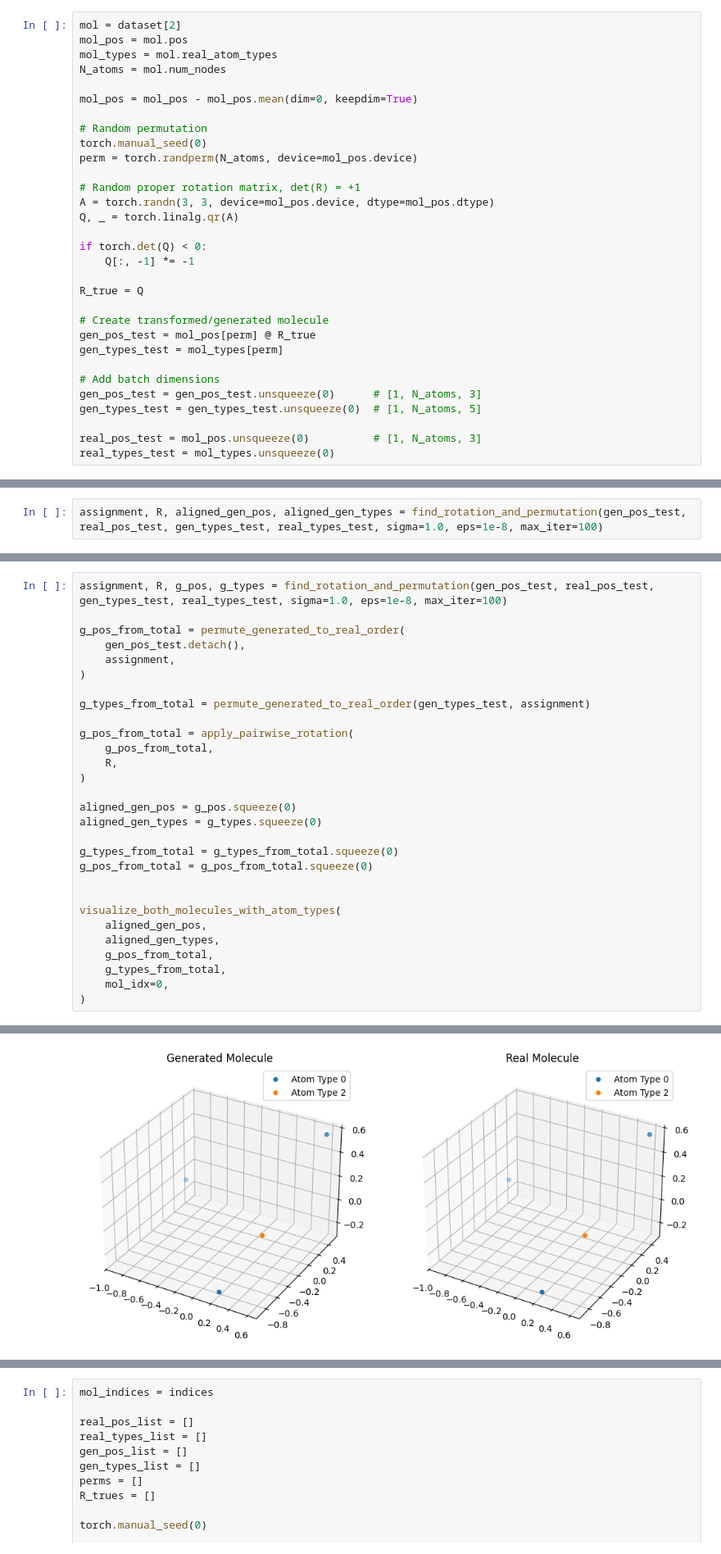
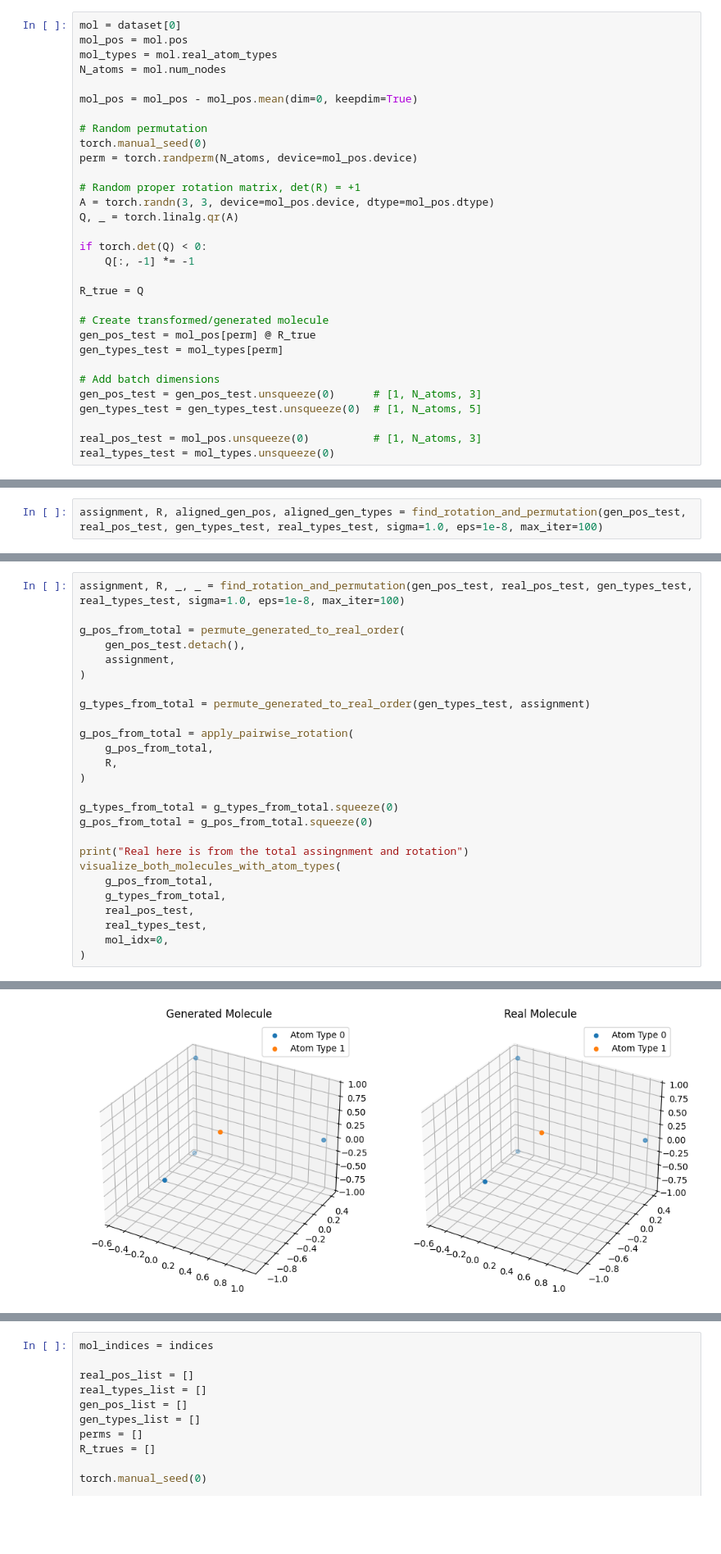
Before and after one commit to edovergna/equi-drifting, a Jupyter notebook: notebooks/aligned_loss.ipynb, the cells around one changed output, grey strips where cells are left out. Shown at 82% size. Saved outputs shown, nothing was run; the diff lists cells and outputs as text; blank space fills up the shorter version.

```diff
--- a/notebooks/aligned_loss.ipynb
+++ b/notebooks/aligned_loss.ipynb
@@ -798,7 +819,7 @@ def find_rotation_and_permutation(
 # %% [markdown]
 # Testing out the aligning functions
 # %%
-mol = dataset[2]
+mol = dataset[0]
 mol_pos = mol.pos
 mol_types = mol.real_atom_types
 N_atoms = mol.num_nodes
@@ -856,5 +879,5 @@ visualize_both_molecules_with_atom_types(
 # %%
-assignment, R, g_pos, g_types = find_rotation_and_permutation(gen_pos_test, real_pos_test, gen_types_test, real_types_test, sigma=1.0, eps=1e-8, max_iter=100)
+assignment, R, _, _ = find_rotation_and_permutation(gen_pos_test, real_pos_test, gen_types_test, real_types_test, sigma=1.0, eps=1e-8, max_iter=100)
 
 g_pos_from_total = permute_generated_to_real_order(
     gen_pos_test.detach(),
@@ -868,18 +891,15 @@ g_pos_from_total = apply_pairwise_rotation(
     R,
 )
 
-aligned_gen_pos = g_pos.squeeze(0)
-aligned_gen_types = g_types.squeeze(0)
-
 g_types_from_total = g_types_from_total.squeeze(0)
 g_pos_from_total = g_pos_from_total.squeeze(0)
 
-
+print("Real here is from the total assingnment and rotation")
 visualize_both_molecules_with_atom_types(
-    aligned_gen_pos,
-    aligned_gen_types,
     g_pos_from_total,
     g_types_from_total,
+    real_pos_test,
+    real_types_test,
     mol_idx=0,
 )
 # %% [output]
@@ -886 +907 @@ visualize_both_molecules_with_atom_types(
-[figure, old version]
+[figure, new version]
```
Also changed, not shown: parts of 19 cells of this notebook.
